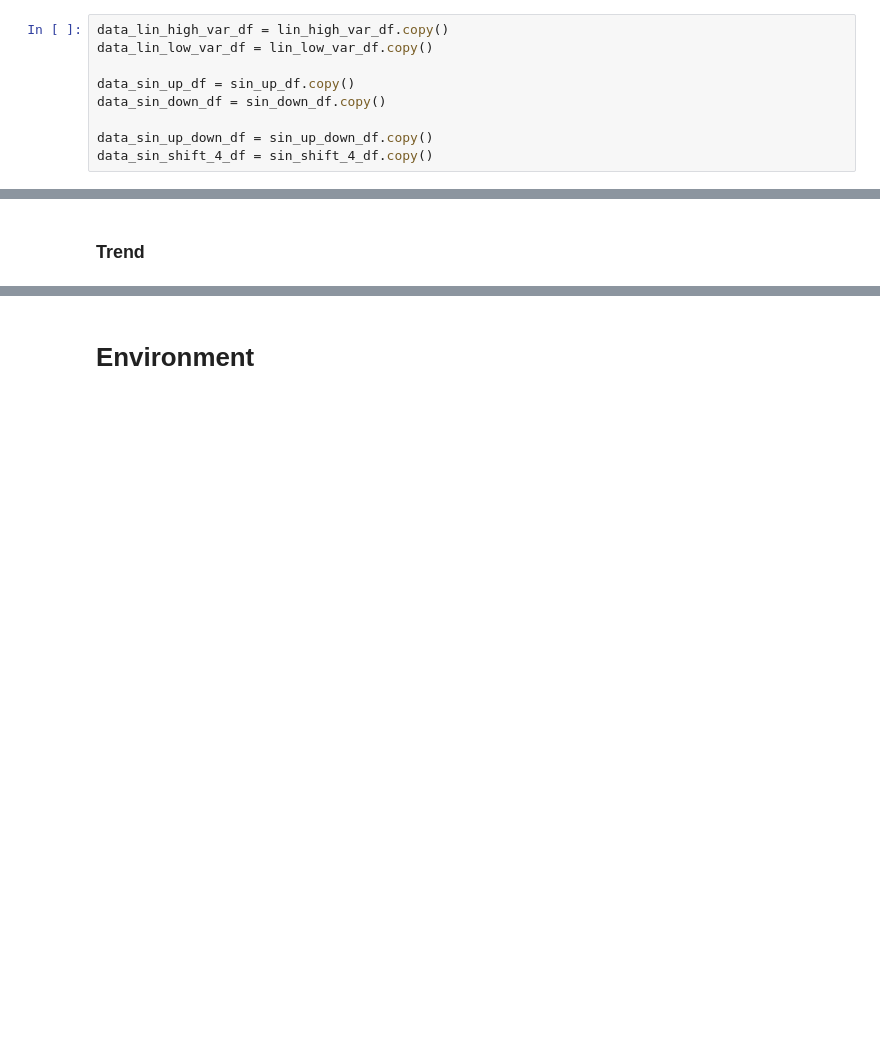
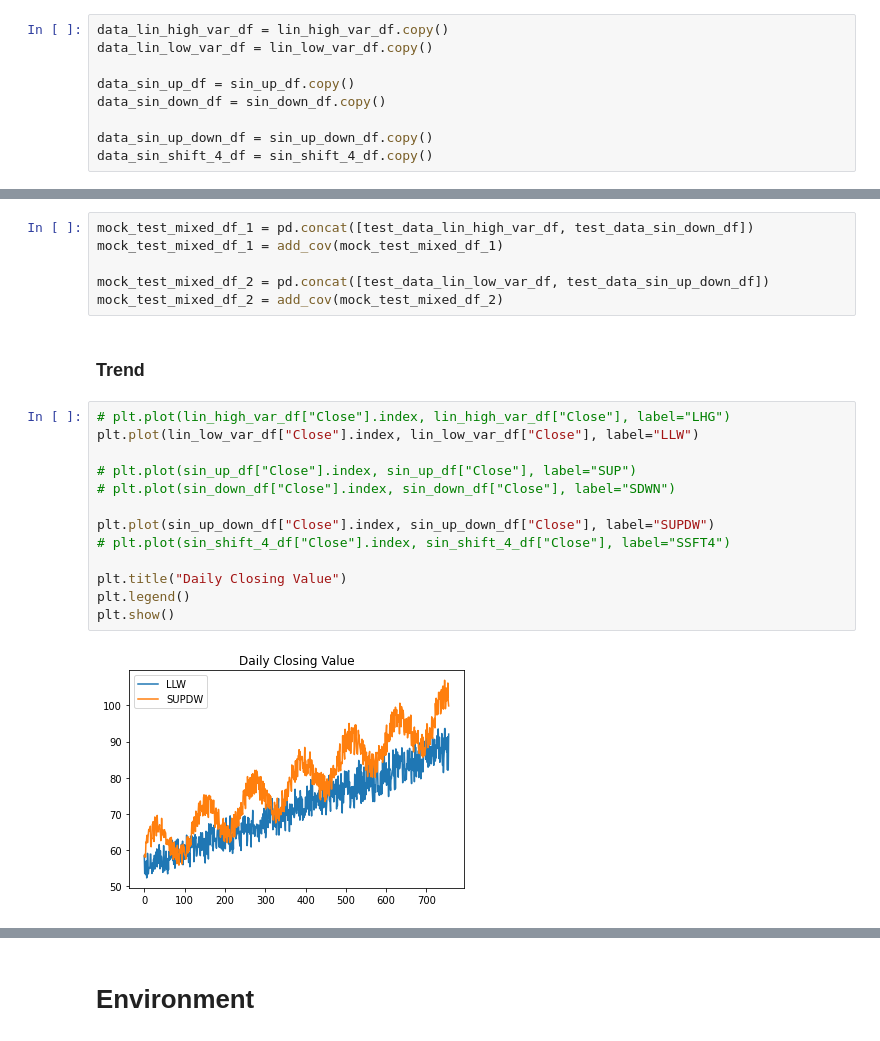
Before and after one commit to interritus141/COMP0031-Group-Research-Project, a Jupyter notebook: COMP0031.ipynb, the cells around one changed output, grey strips where cells are left out. Drawn from its saved outputs; the diff is of its cells as text; blank space fills up the shorter version.

```diff
--- a/COMP0031.ipynb
+++ b/COMP0031.ipynb
@@ -236,4 +236,25 @@ mock_mixed_df = add_cov(mock_mixed_df)
+# %%
+mock_test_mixed_df_1 = pd.concat([test_data_lin_high_var_df, test_data_sin_down_df])
+mock_test_mixed_df_1 = add_cov(mock_test_mixed_df_1)
+
+mock_test_mixed_df_2 = pd.concat([test_data_lin_low_var_df, test_data_sin_up_down_df])
+mock_test_mixed_df_2 = add_cov(mock_test_mixed_df_2)
 # %% [markdown]
 ### Trend
+# %%
+# plt.plot(lin_high_var_df["Close"].index, lin_high_var_df["Close"], label="LHG")
+plt.plot(lin_low_var_df["Close"].index, lin_low_var_df["Close"], label="LLW")
+
+# plt.plot(sin_up_df["Close"].index, sin_up_df["Close"], label="SUP")
+# plt.plot(sin_down_df["Close"].index, sin_down_df["Close"], label="SDWN")
+
+plt.plot(sin_up_down_df["Close"].index, sin_up_down_df["Close"], label="SUPDW")
+# plt.plot(sin_shift_4_df["Close"].index, sin_shift_4_df["Close"], label="SSFT4")
+
+plt.title("Daily Closing Value")
+plt.legend()
+plt.show()
+# %% [output]
+[figure, added]
 # %%
 plt.plot(lin_high_var_df["Close"].index, lin_high_var_df["Close"], label="LHG")
```
Also changed, not shown: parts of 61 cells of this notebook.
